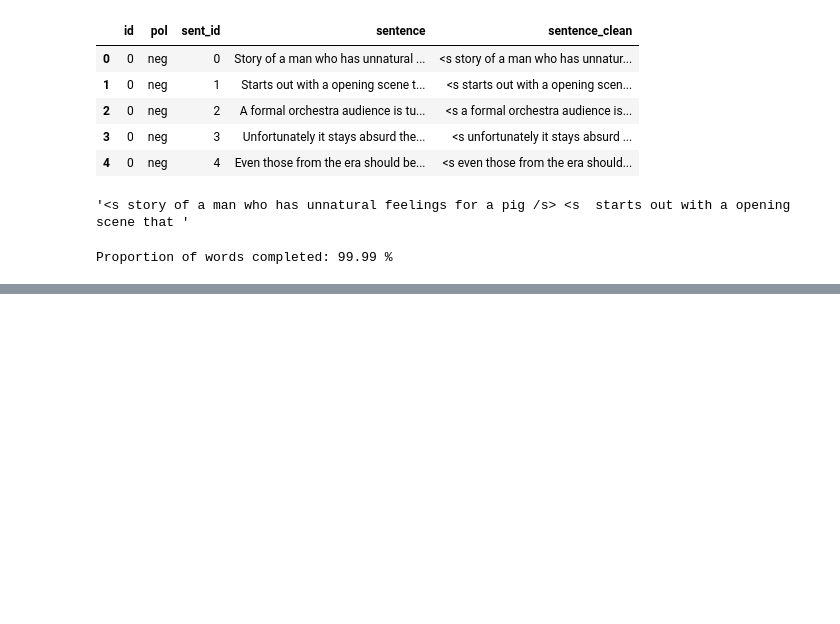
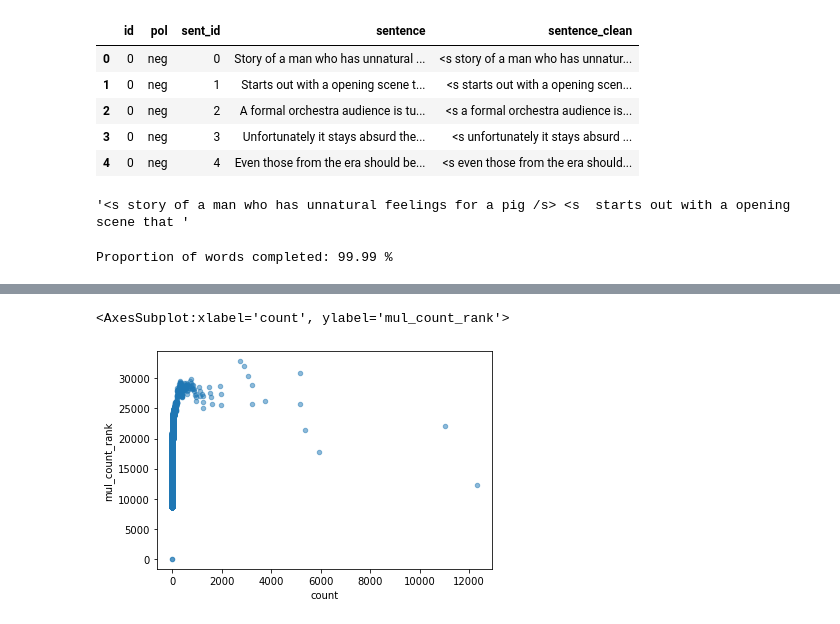
Before and after one commit to wofeishenling/Python_Road, a Jupyter notebook: pytorch/learn_language_model.ipynb, the cells around one changed output, grey strips where cells are left out. Cells and saved outputs as stored; diff of their text form; code cells hidden in the pictures; blank space fills up the shorter version.

```diff
--- a/pytorch/learn_language_model.ipynb
+++ b/pytorch/learn_language_model.ipynb
@@ -224,0 +230,6 @@ sorted_word_list.head(20)
+# %%
+word_list.head(10)
+word_list.plot.scatter(x="count", y="mul_count_rank", alpha=0.5)
+# %% [output]
+<AxesSubplot:xlabel='count', ylabel='mul_count_rank'>
+[figure, added]
```
Also changed, not shown: parts of 16 cells of this notebook, 8 other files.
